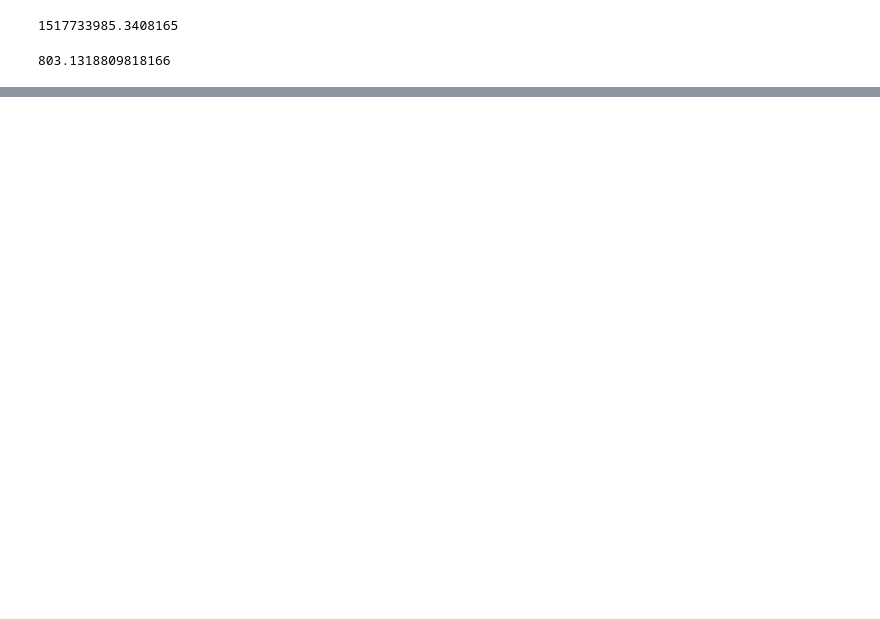
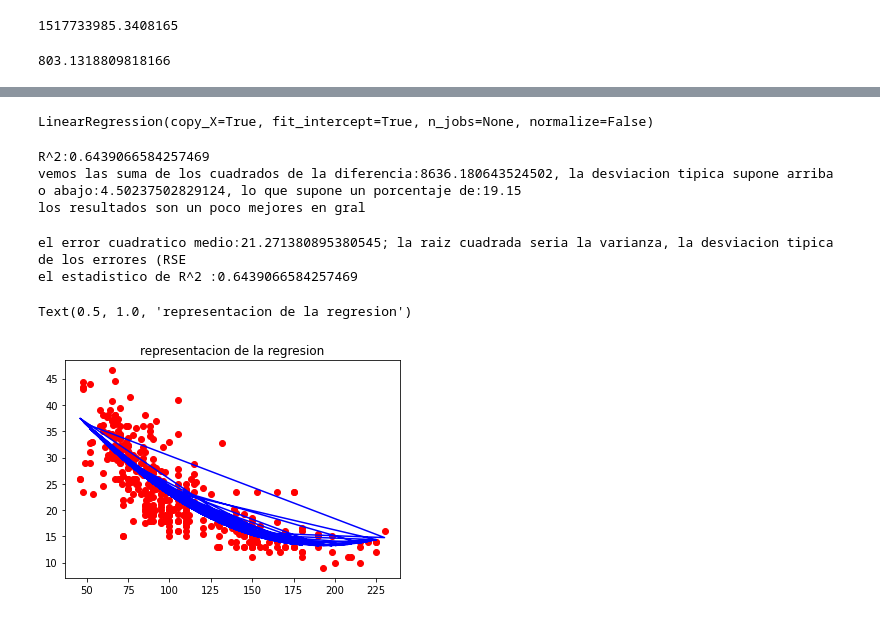
Before and after one commit to gonzalo71/TestGit, a Jupyter notebook: Udemy_exercices/Udemy_1.1_LRegresion.ipynb, the cells around one changed output, grey strips where cells are left out. Saved outputs shown, nothing was run; the diff lists cells and outputs as text; code cells hidden in the pictures; blank space fills up the shorter version.

```diff
--- a/Udemy_exercices/Udemy_1.1_LRegresion.ipynb
+++ b/Udemy_exercices/Udemy_1.1_LRegresion.ipynb
@@ -343,0 +450,3 @@ RSE1
+# %%
+X_data = X**2
+X_data = X_data[:,np.newaxis]
@@ -343,0 +480,44 @@ RSE1
+# %%
+from sklearn.preprocessing import PolynomialFeatures
+from sklearn import linear_model
+
+poly = PolynomialFeatures(degree=2)
+# %%
+X_data = poly.fit_transform(X[:,np.newaxis],Y)
+lm = linear_model.LinearRegression()
+lm.fit(X_data,Y)
+# %% [output]
+LinearRegression(copy_X=True, fit_intercept=True, n_jobs=None, normalize=False)
+# %%
+
+# suma cuadrado diferencias
+SSD = np.sum((Y-lm.predict(X_data))**2)
+# desviacion tipica de los errores
+RSE = np.sqrt(SSD/len(X_data)-1)
+# media de Y
+y_mean = np.mean(Y)
+# la parte de las prediciones que no se explican
+error = (RSE/y_mean)*100
+
+print(f"R^2:{lm.score(X_data,Y)}")
+print(f"vemos las suma de los cuadrados de la diferencia:{SSD}, la desviacion tipica supone arriba o abajo:{RSE}, lo que supone un porcentaje de:{round(error,2)} ")
+print("los resultados son un poco mejores en gral ")
+# %% [output]
+R^2:0.6439066584257469
+vemos las suma de los cuadrados de la diferencia:8636.180643524502, la desviacion tipica supone arriba o abajo:4.50237502829124, lo que supone un porcentaje de:19.15
+los resultados son un poco mejores en gral
+# %%
+from sklearn.metrics import mean_squared_error, r2_score
+# podemos usar funciones de sklearn
+print(f"el error cuadratico medio:{mean_squared_error(Y,lm.predict(X_data))}; la raiz cuadrada seria la varianza, la desviacion tipica de los errores (RSE")
+print(f"el estadistico de R^2 :{r2_score(Y,lm.predict(X_data))}")
+# %% [output]
+el error cuadratico medio:21.271380895380545; la raiz cuadrada seria la varianza, la desviacion tipica de los errores (RSE
+el estadistico de R^2 :0.6439066584257469
+# %%
+plt.plot(X,Y,"ro")
+plt.plot(X,lm.predict(X_data), color="blue")
+plt.title("representacion de la regresion")
+# %% [output]
+Text(0.5, 1.0, 'representacion de la regresion')
+[figure, added]
```
Also changed, not shown: parts of 40 cells of this notebook.
